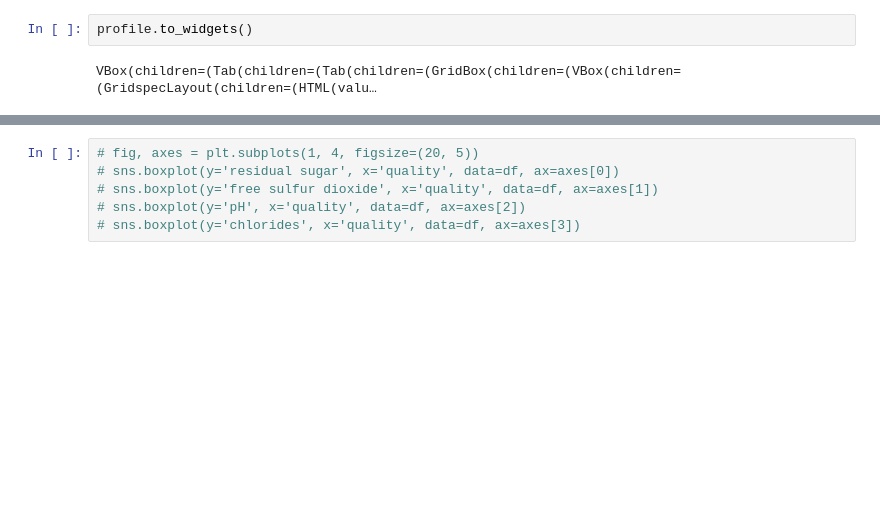
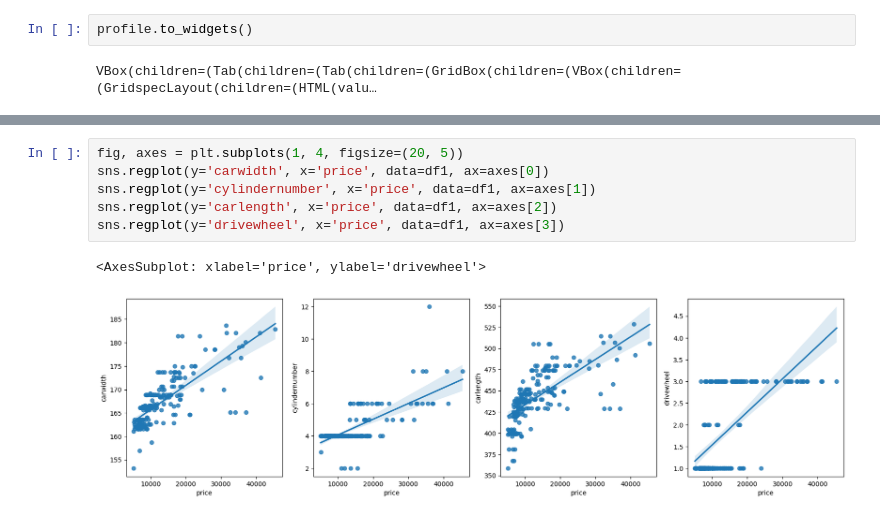
Before and after one commit to ForskyOnly/car_price_prediction, a Jupyter notebook: data_anlyse.ipynb, the cells around one changed output, grey strips where cells are left out. Cells and saved outputs as stored; diff of their text form; blank space fills up the shorter version.

```diff
--- a/data_anlyse.ipynb
+++ b/data_anlyse.ipynb
@@ -56,6 +75,9 @@ plt.show()
 # %%
-# fig, axes = plt.subplots(1, 4, figsize=(20, 5))
-# sns.boxplot(y='residual sugar', x='quality', data=df, ax=axes[0])
-# sns.boxplot(y='free sulfur dioxide', x='quality', data=df, ax=axes[1])
-# sns.boxplot(y='pH', x='quality', data=df, ax=axes[2])
-# sns.boxplot(y='chlorides', x='quality', data=df, ax=axes[3])
+fig, axes = plt.subplots(1, 4, figsize=(20, 5))
+sns.regplot(y='carwidth', x='price', data=df1, ax=axes[0])
+sns.regplot(y='cylindernumber', x='price', data=df1, ax=axes[1])
+sns.regplot(y='carlength', x='price', data=df1, ax=axes[2])
+sns.regplot(y='drivewheel', x='price', data=df1, ax=axes[3])
+# %% [output]
+<AxesSubplot: xlabel='price', ylabel='drivewheel'>
+[figure, added]
```
Also changed, not shown: parts of 9 cells of this notebook, 4 other files.
